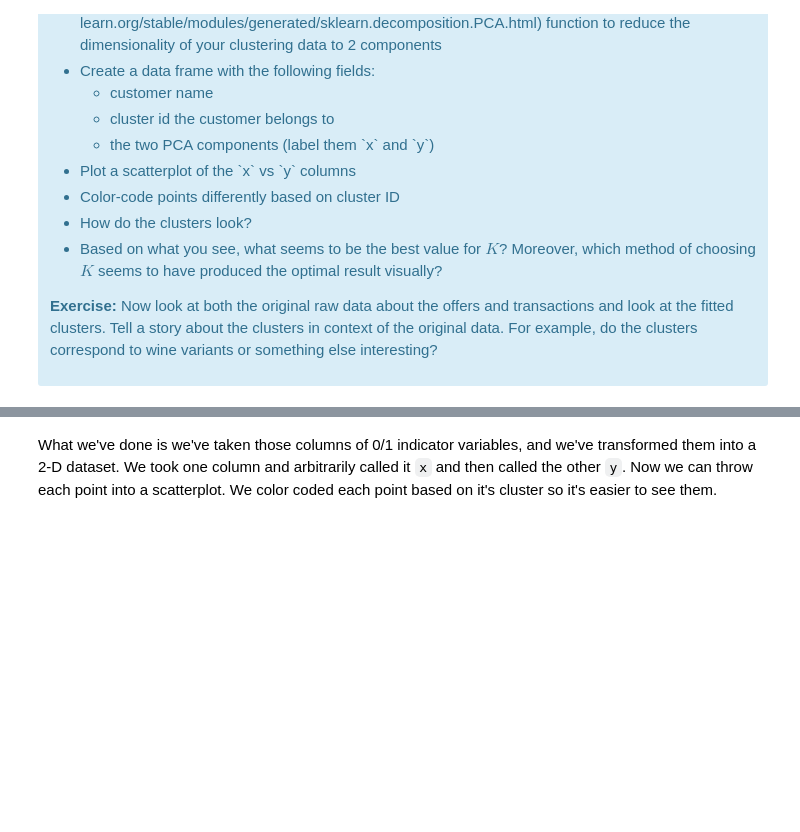
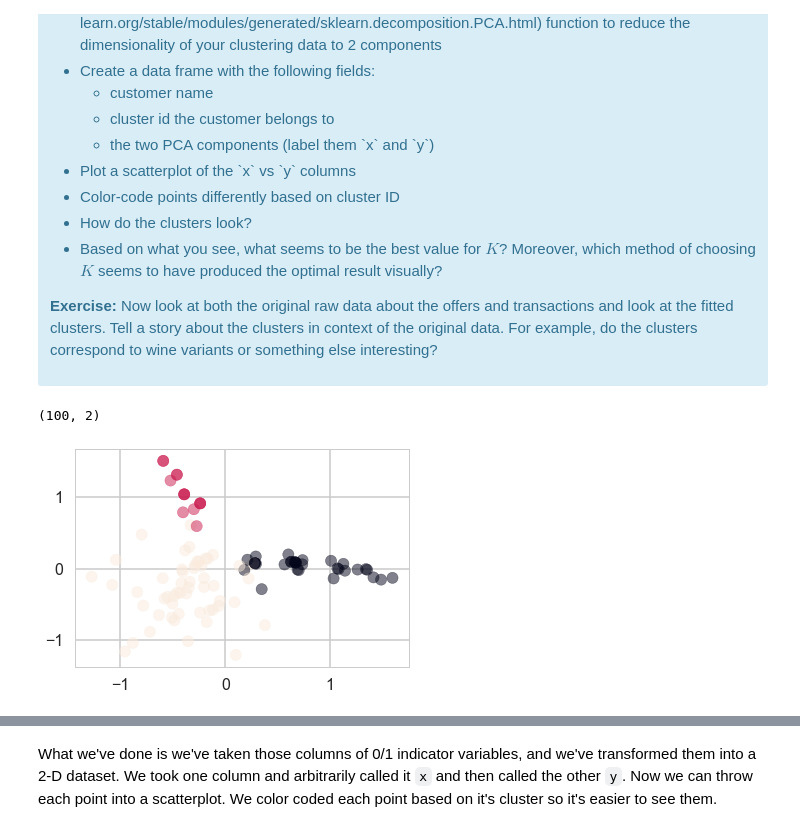
Before and after one commit to chriskhoo/clustering, a Jupyter notebook: Mini_Project_Clustering.ipynb, the cells around one changed output, grey strips where cells are left out. Cells and saved outputs as stored; diff of their text form; code cells hidden in the pictures; blank space fills up the shorter version.

```diff
--- a/Mini_Project_Clustering.ipynb
+++ b/Mini_Project_Clustering.ipynb
@@ -282,0 +307,20 @@ This is only one use of PCA for dimension reduction. We can also use PCA when we
+# %%
+#your turn
+
+# reduce dimensionality to 2 components
+from sklearn.decomposition import PCA
+
+pca = PCA(n_components= 2)
+pca_features = pca.fit_transform(x_cols)
+print(pca_features.shape)
+# %% [output]
+(100, 2)
+# %%
+# Create a new dataframe
+dataframe_pca = pd.DataFrame({'name': table.index, 'cluster_id': best_labels,'x':pca_features[:,0], 'y': pca_features[:,1]})
+# %%
+# Create a scatter plot
+plt.scatter(dataframe_pca['x'], dataframe_pca['y'], c= dataframe_pca['cluster_id'], alpha=0.5)
+plt.show()
+# %% [output]
+[figure, added]
```
Also changed, not shown: parts of 18 cells of this notebook.
